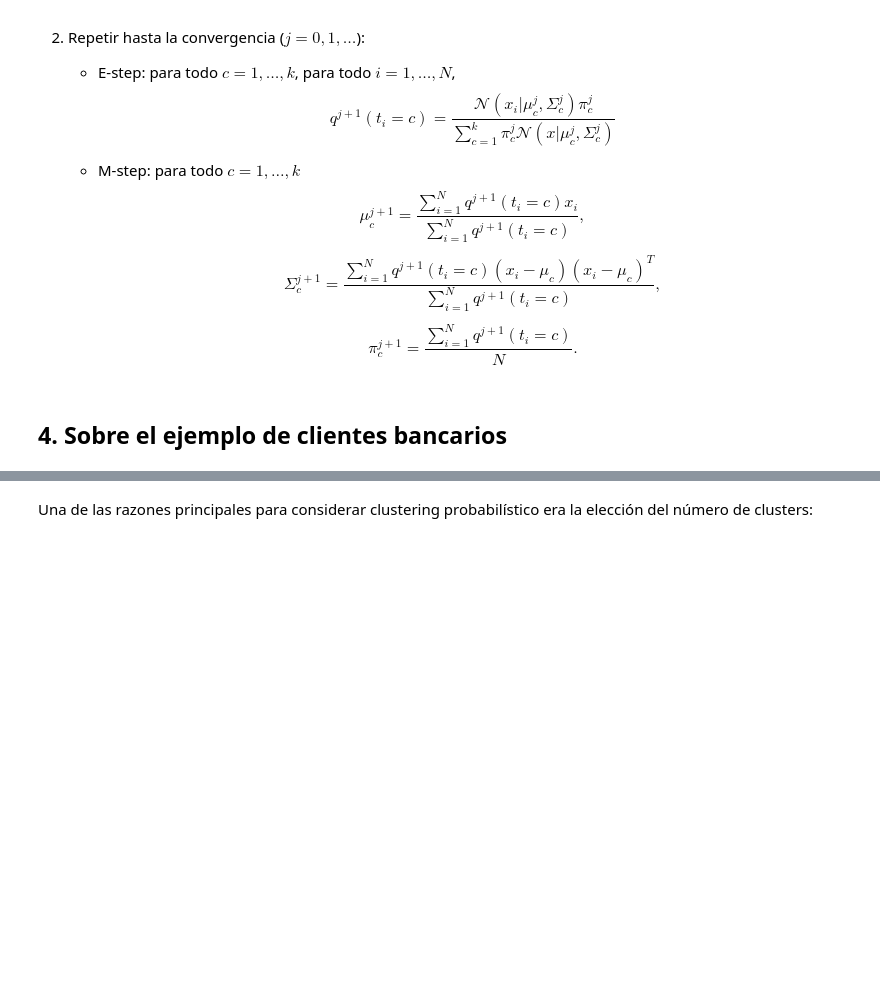
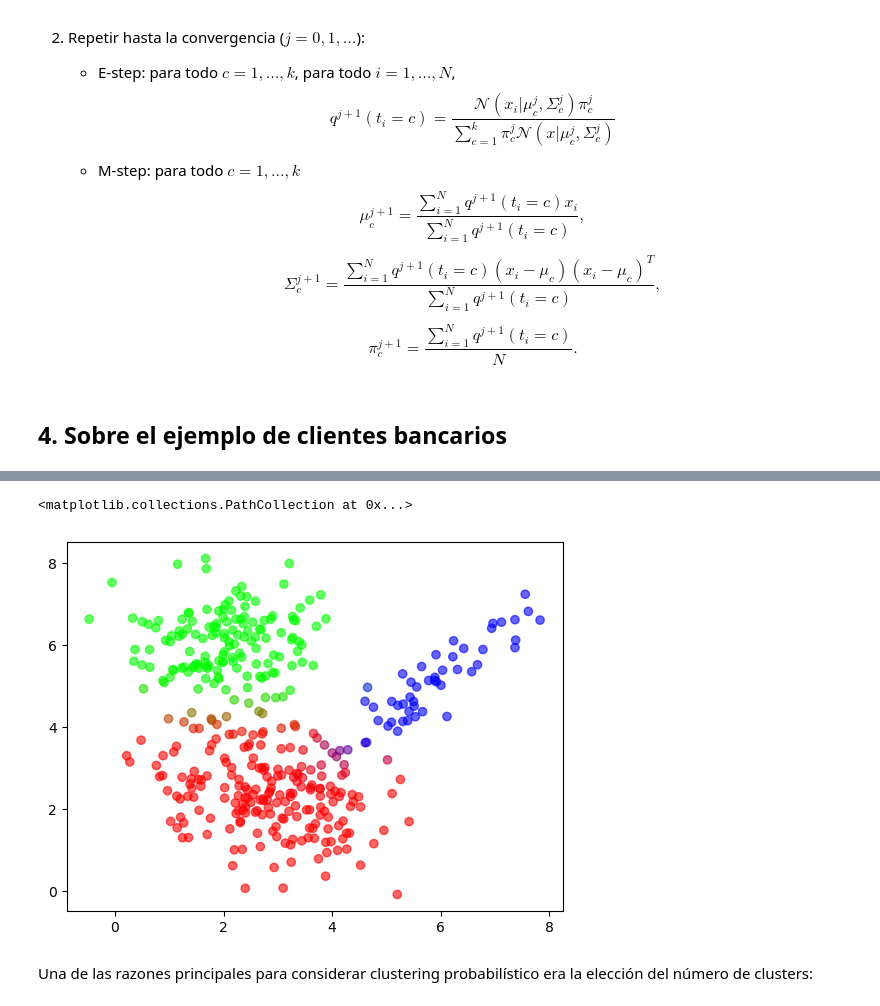
Before and after one commit to esjimenezro/meb2025, a Jupyter notebook: modulo_adicional/tema3/1_ame_gmm.ipynb, the cells around one changed output, grey strips where cells are left out. Saved outputs shown, nothing was run; the diff lists cells and outputs as text; code cells hidden in the pictures; blank space fills up the shorter version.

```diff
--- a/modulo_adicional/tema3/1_ame_gmm.ipynb
+++ b/modulo_adicional/tema3/1_ame_gmm.ipynb
@@ -298,5 +400,14 @@ plt.ylabel("Deuda (x100k MXN)")
 # %%
 # Por colores - respecto a la probabilidad de pertenencia
+plt.scatter(
+    bank_customer_data["income"],
+    bank_customer_data["debt"],
+    c=gmm_model.predict_proba(bank_customer_data[["income", "debt"]]),
+    alpha=0.6
+)
+# %% [output]
+<matplotlib.collections.PathCollection at 0x...>
+[figure, added]
 # %% [markdown]
 Una de las razones principales para considerar clustering probabilístico era la elección del número de clusters:
 # %% [markdown]
```
Also changed, not shown: parts of 20 cells of this notebook.
